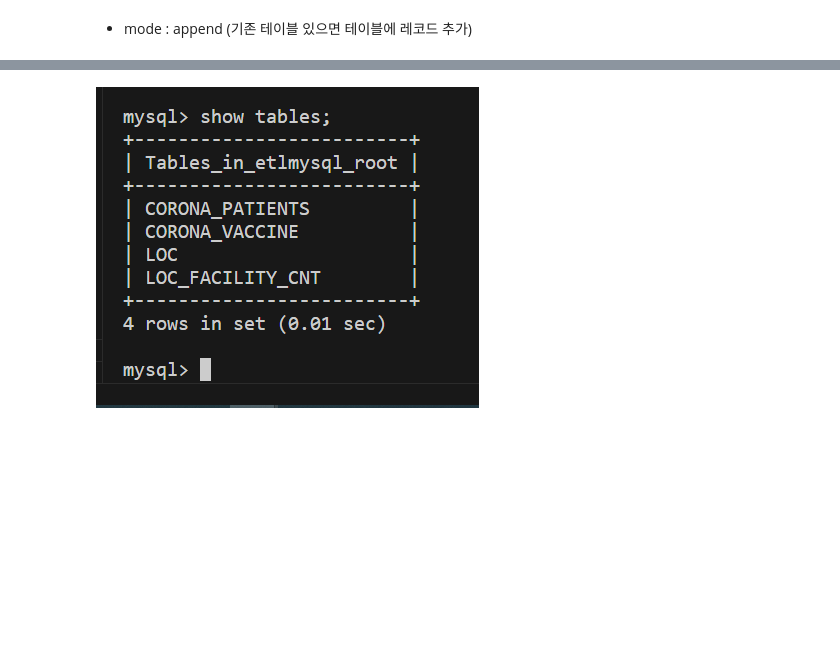
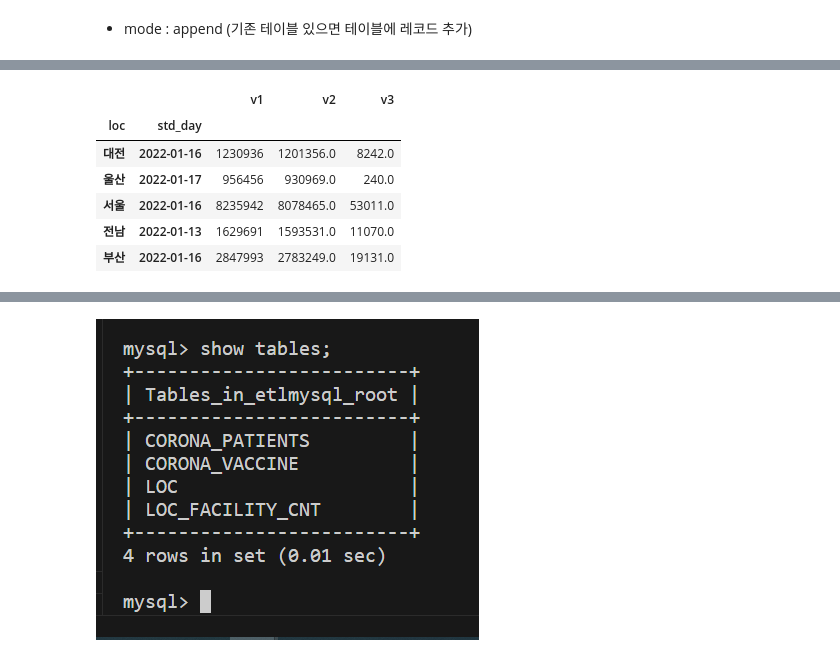
Before and after one commit to ahnyoungjoon00/a_hadoop_spark, a Jupyter notebook: 16_Load_DW.ipynb, the cells around one changed output, grey strips where cells are left out. Saved outputs shown, nothing was run; the diff lists cells and outputs as text; code cells hidden in the pictures; blank space fills up the shorter version.

```diff
--- a/16_Load_DW.ipynb
+++ b/16_Load_DW.ipynb
@@ -136,0 +349,12 @@ Py4JJavaError: An error occurred while calling o60.jdbc.
+# %%
+# 행 idx는 dbms 테이블의 기본키와 같은 역할
+pdCoVac = pdcoVac.set_index(["loc", "std_day"])
+pdCoVac.head()
+# %% [output]
+|  |  | v1 | v2 | v3 |
+| loc | std_day |  |  |  |
+| 대전 | 2022-01-16 | 1230936 | 1201356.0 | 8242.0 |
+| 울산 | 2022-01-17 | 956456 | 930969.0 | 240.0 |
+| 서울 | 2022-01-16 | 8235942 | 8078465.0 | 53011.0 |
+| 전남 | 2022-01-13 | 1629691 | 1593531.0 | 11070.0 |
+| 부산 | 2022-01-16 | 2847993 | 2783249.0 | 19131.0 |
```
Also changed, not shown: parts of 31 cells of this notebook, 1 other file.
